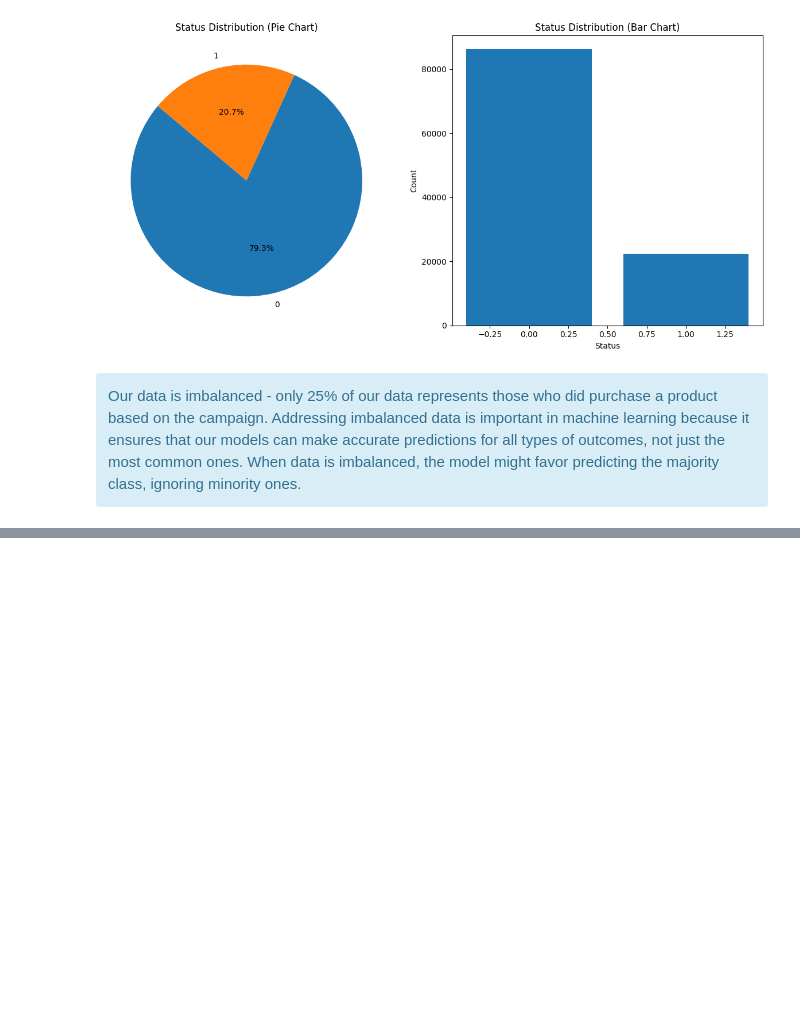
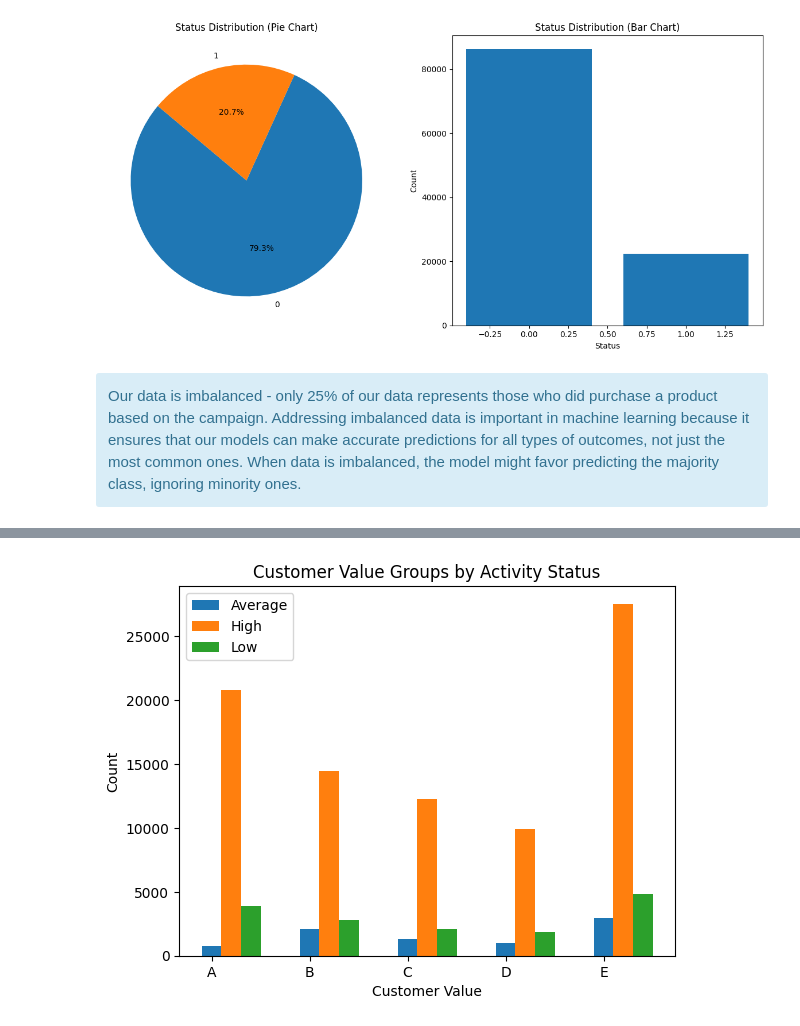
Before and after one commit to miligapetko/PythonInno, a Jupyter notebook: BankCampaign.ipynb, the cells around one changed output, grey strips where cells are left out. Saved outputs shown, nothing was run; the diff lists cells and outputs as text; code cells hidden in the pictures; blank space fills up the shorter version.

```diff
--- a/BankCampaign.ipynb
+++ b/BankCampaign.ipynb
@@ -205,0 +254,27 @@ Our data is imbalanced - only 25% of our data represents those who did purchase
+# %%
+# Counting occurrences of each combination
+grouped_counts = bank.groupby(['Customer_Value', 'Activity_Status']).size().unstack(fill_value=0)
+# %%
+# Plotting
+fig, ax = plt.subplots()
+
+# Width of each bar
+bar_width = 0.2
+
+# Positions of bars on X-axis
+ind = range(len(grouped_counts))
+
+# Plotting bars for each Activity_Status
+for i, status in enumerate(grouped_counts.columns):
+    ax.bar([x + i * bar_width for x in ind], grouped_counts[status], width=bar_width, label=status)
+
+ax.set_xticks(ind)
+ax.set_xticklabels(grouped_counts.index)
+ax.set_xlabel('Customer Value')
+ax.set_ylabel('Count')
+ax.set_title('Customer Value Groups by Activity Status')
+ax.legend()
+
+plt.show()
+# %% [output]
+[figure, added]
```
Also changed, not shown: parts of 18 cells of this notebook.
